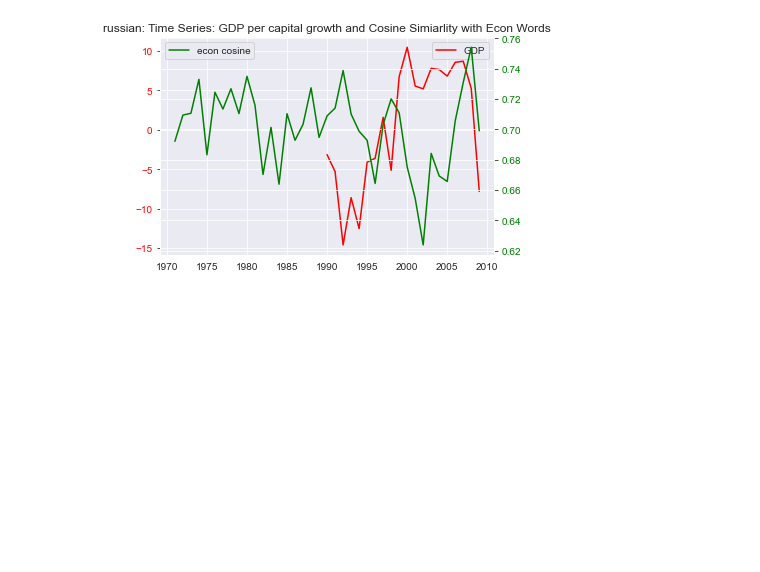
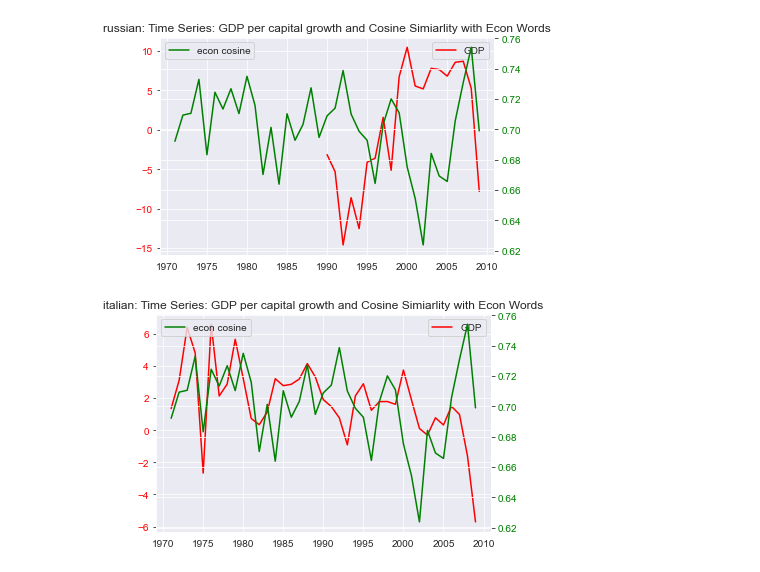
Before and after one commit to cultural-proj/democracy, a Jupyter notebook: cosine_pipeline.ipynb, the cells around one changed output. Cells and saved outputs as stored; diff of their text form; code cells hidden in the pictures; blank space fills up the shorter version.

Commit message:
update time series

```diff
--- a/cosine_pipeline.ipynb
+++ b/cosine_pipeline.ipynb
@@ -143,3 +143,7 @@ get_time_series_plot('ger')
 get_time_series_plot('russian')
 # %% [output]
 [figure]
+# %%
+get_time_series_plot('italian')
+# %% [output]
+[figure, added]
```
